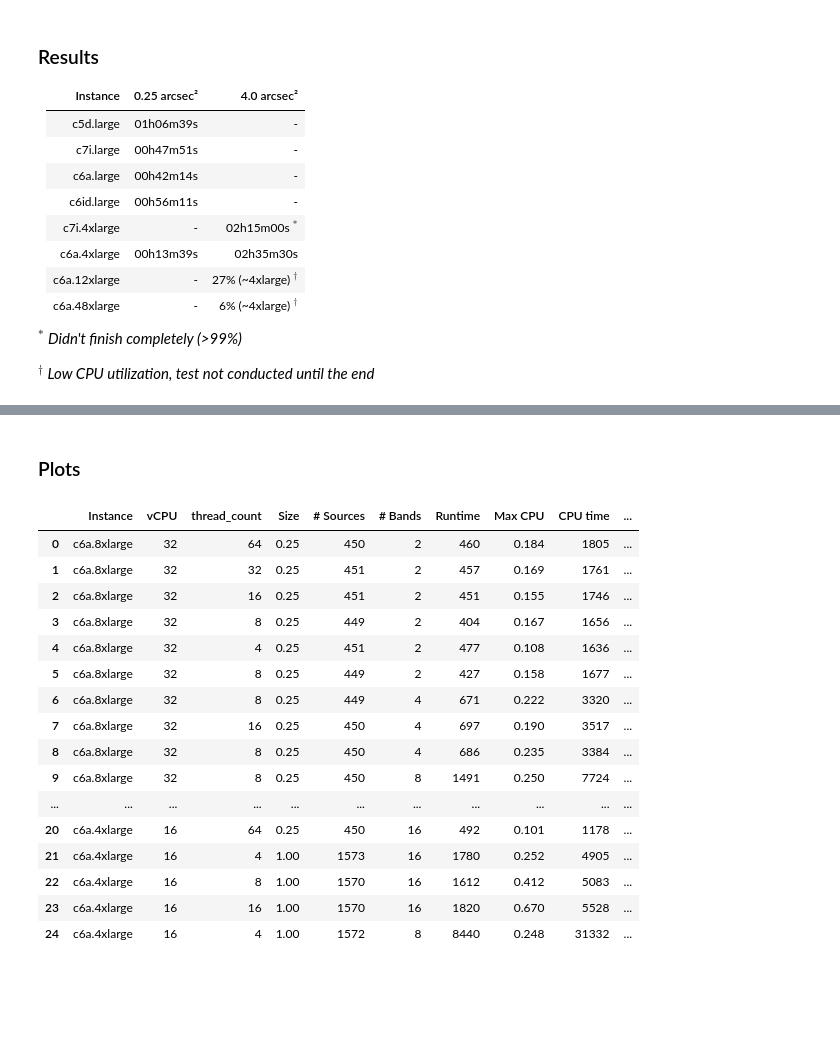
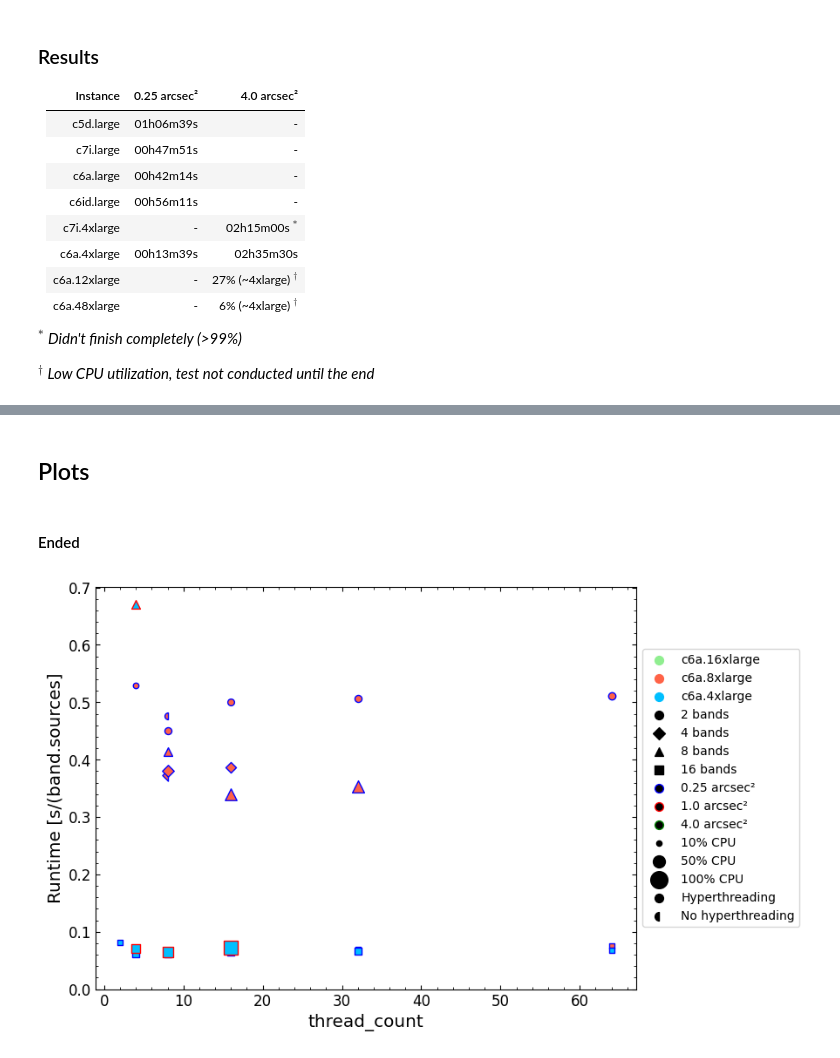
Before and after one commit to AstroAure/DJA-SEpp, a Jupyter notebook: EC2_benchmark.ipynb, the cells around one changed output, grey strips where cells are left out. Saved outputs shown, nothing was run; the diff lists cells and outputs as text; code cells hidden in the pictures; blank space fills up the shorter version.

Commit message:
Benchmarking SE++ on EC2

```diff
--- a/EC2_benchmark.ipynb
+++ b/EC2_benchmark.ipynb
@@ -80,5 +90,5 @@
 # %% [markdown]
-### Plots
+## Plots
 # %%
 import numpy as np
 import matplotlib.pyplot as plt
@@ -98,82 +190,35 @@ plt.rcParams['ytick.minor.visible']=True
+# %% [markdown]
+#### Ended
 # %%
 table = """| Instance | vCPU | thread_count | Size | # Sources | # Bands | Runtime | Max CPU | CPU time | Hyper thread |
 | :------: | :--: | :----------: | :--: | :-------: | :-----: |:------: | :-----: | :------: | :----------: |
 | c6a.8xlarge | 32 | 64 | 0.25 arcsec² | 450 | 2 | 00:07:40 | 18.4% | 00:30:05 | Y |
 | c6a.8xlarge | 32 | 32 | 0.25 arcsec² | 451 | 2 | 00:07:37 | 16.9% | 00:29:21| Y |
 | c6a.8xlarge | 32 | 16 | 0.25 arcsec² | 451 | 2 | 00:07:31 | 15.5% | 00:29:06 | Y |
 | c6a.8xlarge | 32 | 8 | 0.25 arcsec² | 449 | 2 | 00:06:44 | 16.7% | 00:27:36 | Y |
 | c6a.8xlarge | 32 | 4 | 0.25 arcsec² | 451 | 2 | 00:07:57 | 10.8% | 00:27:16 | Y |
 | c6a.8xlarge | 32 | 8 | 0.25 arcsec² | 449 | 2 | 00:07:07 | 15.8% | 00:27:57 | N |
 | c6a.8xlarge | 32 | 8 | 0.25 arcsec² | 449 | 4 | 00:11:11 | 22.2% | 00:55:20 | N |
 | c6a.8xlarge | 32 | 16 | 0.25 arcsec² | 450 | 4 | 00:11:37 | 19.0% | 00:58:37 | Y |
 | c6a.8xlarge | 32 | 8 | 0.25 arcsec² | 450 | 4 | 00:11:26 | 23.5% | 00:56:24 | Y |
 | c6a.8xlarge | 32 | 8 | 0.25 arcsec² | 450 | 8 | 00:24:51 | 25.0% | 02:08:44 | Y |
 | c6a.8xlarge | 32 | 16 | 0.25 arcsec² | 450 | 8 | 00:20:24 | 46.6% | 02:09:41 | Y |
 | c6a.8xlarge | 32 | 32 | 0.25 arcsec² | 450 | 8 | 00:21:09 | 49.3% | 02:21:19 | Y |
 | c6a.8xlarge | 32 | 16 | 0.25 arcsec² | 450 | 16 | 00:08:43 | 9.1% | 00:19:34 | Y |
 | c6a.8xlarge | 32 | 32 | 0.25 arcsec² | 450 | 16 | 00:08:22 | 8.9% | 00:19:15 | Y |
 | c6a.8xlarge | 32 | 64 | 0.25 arcsec² | 450 | 16 | 00:09:00 | 8.4% | 00:20:08 | Y |
 | c6a.4xlarge | 16 | 2 | 0.25 arcsec² | 450 | 16 | 00:09:42 | 12.1% | 00:17:06 | Y |
 | c6a.4xlarge | 16 | 4 | 0.25 arcsec² | 451 | 16 | 00:07:23 | 17.9% | 00:17:29 | Y |
 | c6a.4xlarge | 16 | 8 | 0.25 arcsec² | 451 | 16 | 00:07:30 | 20.1% | 00:18:12 | Y |
 | c6a.4xlarge | 16 | 16 | 0.25 arcsec² | 451 | 16 | 00:07:52 | 18.9% | 00:19:17 | Y |
 | c6a.4xlarge | 16 | 32 | 0.25 arcsec² | 450 | 16 | 00:08:02 | 15.0% | 00:19:10 | Y |
 | c6a.4xlarge | 16 | 64 | 0.25 arcsec² | 450 | 16 | 00:08:12 | 10.1% | 00:19:38 | Y |
 | c6a.4xlarge | 16 | 4 | 1.0 arcsec² | 1573 | 16 | 00:29:40 | 25.2% | 01:21:45 | Y |
 | c6a.4xlarge | 16 | 8 | 1.0 arcsec² | 1570 | 16 | 00:26:52 | 41.2% | 01:24:43 | Y |
 | c6a.4xlarge | 16 | 16 | 1.0 arcsec² | 1570 | 16 | 00:30:20 | 67.0% | 01:32:08 | Y |
 | c6a.4xlarge | 16 | 4 | 1.0 arcsec² | 1572 | 8 | 02:20:40 | 24.8% | 08:42:12 | Y |"""
 
-def str2data(string, type):
-    string = string.strip()
-    match type:
-        case "p": # Percentage (with % sign)
-            return float(string[:-1])/100
-        case "i": # Integer
-            return int(''.join(c for c in string if c.isdigit()))
-        case "f": # Float
-            return float(''.join(c for c in string if c.isdigit()))
-        case "u": # Unit quantity (space between value and unit)
-            return float(string.split(" ")[0])
-        case "t": # Time (%H:%M:%S)
-            # return datetime.strptime(string, "%H:%M:%S").time()
-            return pd.to_timedelta(string).seconds
-        case "s": # String
-            return string
-        case "b": # Boolean
-            return string in ["Y","y","True","1"]
-    return string
-
-def parse_table(table, types):
-    lines = table.split("\n")
-    header = [name.strip() for name in lines[0].split("|")[1:-1]]
-    data = []
-    for line in lines[2:]:
-        col = [str2data(pt, types[i]) for i,pt in enumerate(line.split("|")[1:-1])]
-        data.append(col)
-    df = pd.DataFrame(data, columns=header)
-    # for i in range(len(types)):
-    #     if types[i]=="t":
-    #         df.iloc[:,i] = pd.to_timedelta(df.iloc[:,i])
-    return df
-
 benchmark = parse_table(table, ["s","i","i","u","i","i","t","p","t","b"])
-benchmark
+plot_benchmark(benchmark)
 # %% [output]
-|  | Instance | vCPU | thread_count | Size | # Sources | # Bands | Runtime | Max CPU | CPU time | ... |
-| 0 | c6a.8xlarge | 32 | 64 | 0.25 | 450 | 2 | 460 | 0.184 | 1805 | ... |
-| 1 | c6a.8xlarge | 32 | 32 | 0.25 | 451 | 2 | 457 | 0.169 | 1761 | ... |
-| 2 | c6a.8xlarge | 32 | 16 | 0.25 | 451 | 2 | 451 | 0.155 | 1746 | ... |
-| 3 | c6a.8xlarge | 32 | 8 | 0.25 | 449 | 2 | 404 | 0.167 | 1656 | ... |
-| 4 | c6a.8xlarge | 32 | 4 | 0.25 | 451 | 2 | 477 | 0.108 | 1636 | ... |
-| 5 | c6a.8xlarge | 32 | 8 | 0.25 | 449 | 2 | 427 | 0.158 | 1677 | ... |
-| 6 | c6a.8xlarge | 32 | 8 | 0.25 | 449 | 4 | 671 | 0.222 | 3320 | ... |
-| 7 | c6a.8xlarge | 32 | 16 | 0.25 | 450 | 4 | 697 | 0.190 | 3517 | ... |
-| 8 | c6a.8xlarge | 32 | 8 | 0.25 | 450 | 4 | 686 | 0.235 | 3384 | ... |
-| 9 | c6a.8xlarge | 32 | 8 | 0.25 | 450 | 8 | 1491 | 0.250 | 7724 | ... |
-| ... | ... | ... | ... | ... | ... | ... | ... | ... | ... | ... |
-| 20 | c6a.4xlarge | 16 | 64 | 0.25 | 450 | 16 | 492 | 0.101 | 1178 | ... |
-| 21 | c6a.4xlarge | 16 | 4 | 1.00 | 1573 | 16 | 1780 | 0.252 | 4905 | ... |
-| 22 | c6a.4xlarge | 16 | 8 | 1.00 | 1570 | 16 | 1612 | 0.412 | 5083 | ... |
-| 23 | c6a.4xlarge | 16 | 16 | 1.00 | 1570 | 16 | 1820 | 0.670 | 5528 | ... |
-| 24 | c6a.4xlarge | 16 | 4 | 1.00 | 1572 | 8 | 8440 | 0.248 | 31332 | ... |
+[figure, added]
```
Also changed, not shown: parts of 8 cells of this notebook, 3 other files.
